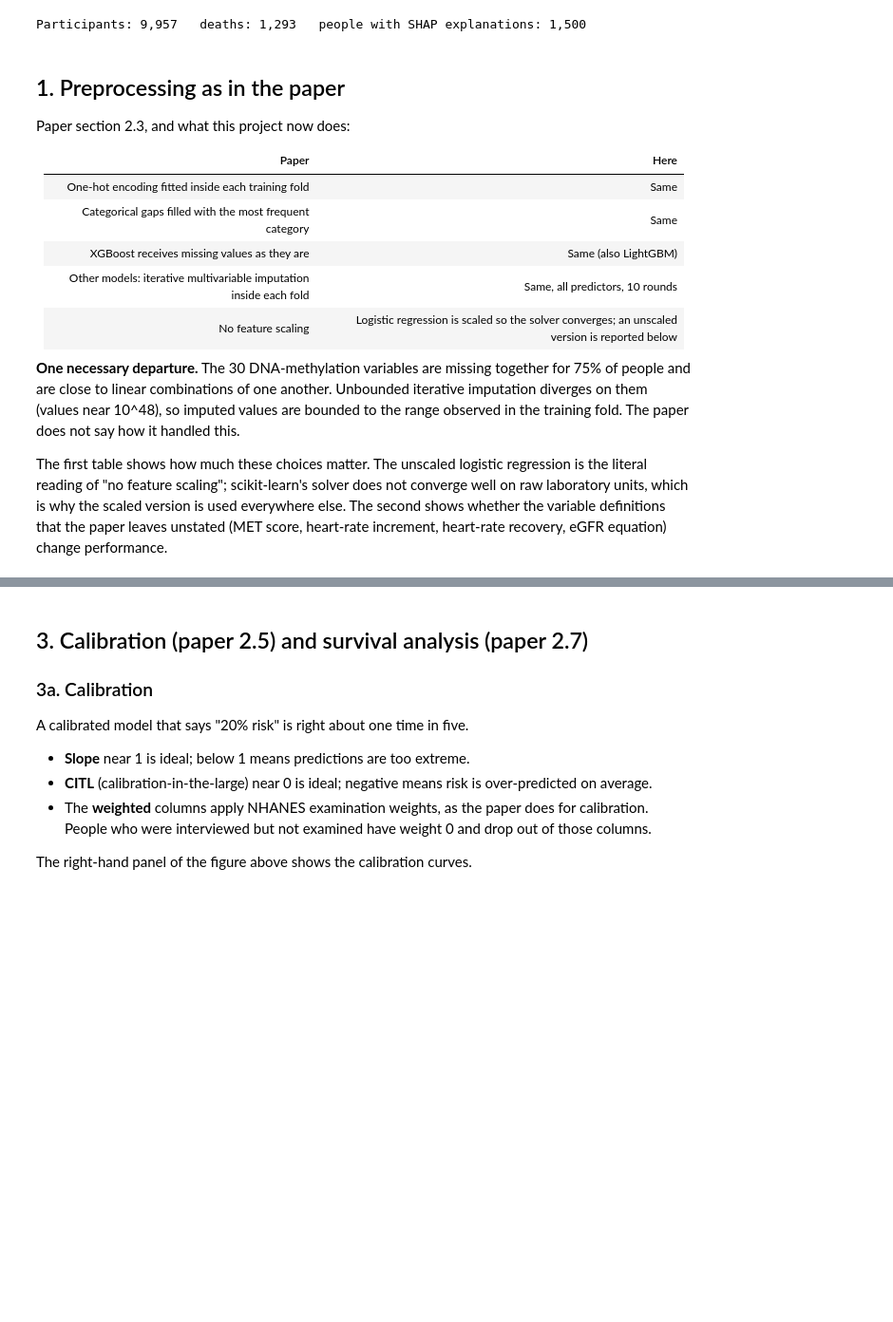
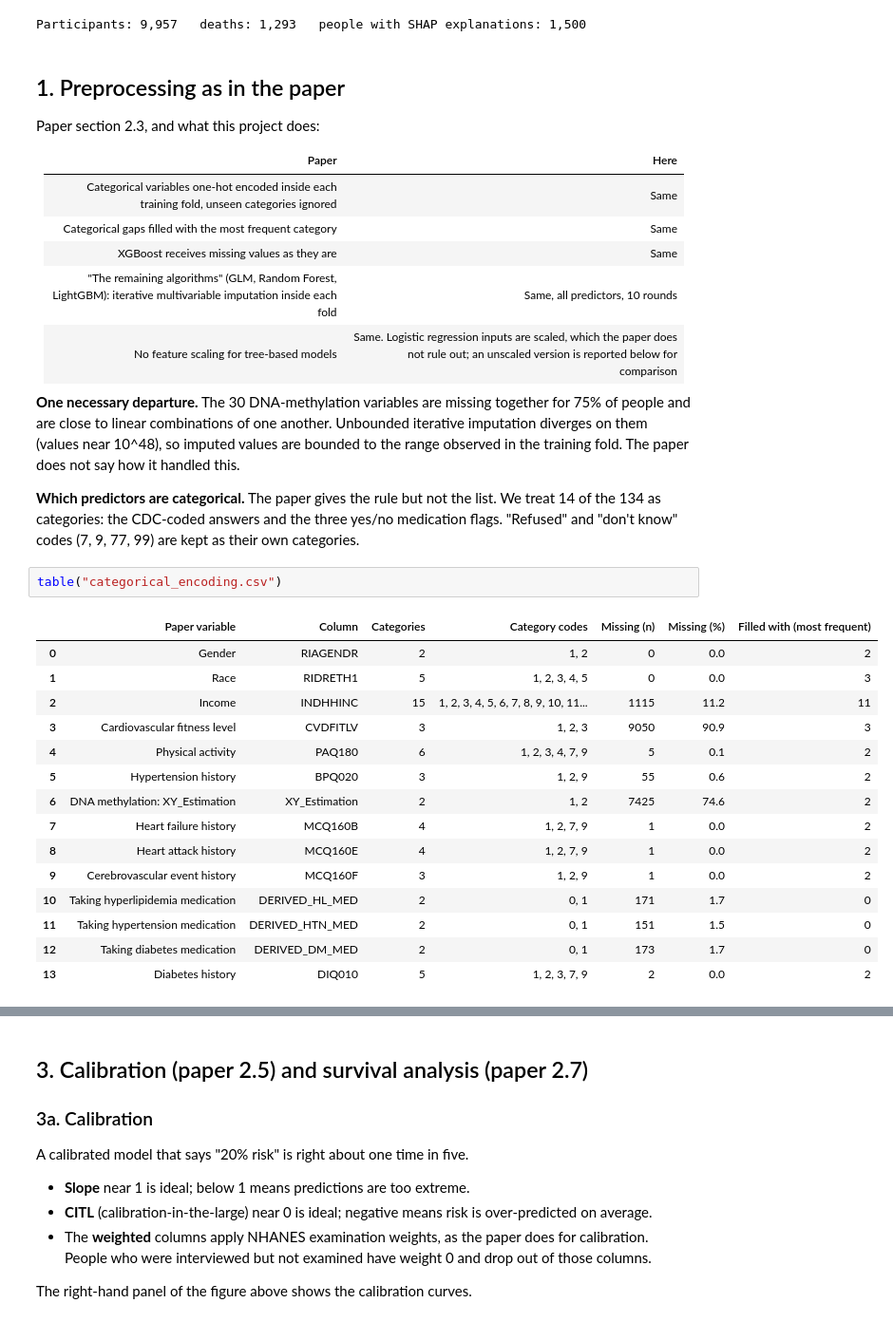
Before and after one commit to Evode-Manirahari/nhanes-cardiovascular-ml, a Jupyter notebook: notebooks/06_paper134_results.ipynb, the cells around one changed output, grey strips where cells are left out. Shown at 95% size. Drawn from its saved outputs; the diff is of its cells as text; blank space fills up the shorter version.

```diff
--- a/notebooks/06_paper134_results.ipynb
+++ b/notebooks/06_paper134_results.ipynb
@@ -56,23 +56,39 @@ Participants: 9,957   deaths: 1,293   people with SHAP explanations: 1,500
 # %% [markdown]
 ## 1. Preprocessing as in the paper
 
-Paper section 2.3, and what this project now does:
+Paper section 2.3, and what this project does:
 
 | Paper | Here |
 |---|---|
-| One-hot encoding fitted inside each training fold | Same |
+| Categorical variables one-hot encoded inside each training fold, unseen categories ignored | Same |
 | Categorical gaps filled with the most frequent category | Same |
-| XGBoost receives missing values as they are | Same (also LightGBM) |
-| Other models: iterative multivariable imputation inside each fold | Same, all predictors, 10 rounds |
-| No feature scaling | Logistic regression is scaled so the solver converges; an unscaled version is reported below |
+| XGBoost receives missing values as they are | Same |
+| "The remaining algorithms" (GLM, Random Forest, LightGBM): iterative multivariable imputation inside each fold | Same, all predictors, 10 rounds |
+| No feature scaling for tree-based models | Same. Logistic regression inputs are scaled, which the paper does not rule out; an unscaled version is reported below for comparison |
 
 **One necessary departure.** The 30 DNA-methylation variables are missing together for 75% of
 people and are close to linear combinations of one another. Unbounded iterative imputation
 diverges on them (values near 10^48), so imputed values are bounded to the range observed in the
 training fold. The paper does not say how it handled this.
 
-The first table shows how much these choices matter. The unscaled logistic regression is the
-literal reading of "no feature scaling"; scikit-learn's solver does not converge well on raw
-laboratory units, which is why the scaled version is used everywhere else. The second shows whether the variable
-definitions that the paper leaves unstated (MET score, heart-rate increment, heart-rate recovery,
-eGFR equation) change performance.
+**Which predictors are categorical.** The paper gives the rule but not the list. We treat 14 of
+the 134 as categories: the CDC-coded answers and the three yes/no medication flags. "Refused"
+and "don't know" codes (7, 9, 77, 99) are kept as their own categories.
+# %%
+table("categorical_encoding.csv")
+# %% [output]
+|  | Paper variable | Column | Categories | Category codes | Missing (n) | Missing (%) | Filled with (most frequent) |
+| 0 | Gender | RIAGENDR | 2 | 1, 2 | 0 | 0.0 | 2 |
+| 1 | Race | RIDRETH1 | 5 | 1, 2, 3, 4, 5 | 0 | 0.0 | 3 |
+| 2 | Income | INDHHINC | 15 | 1, 2, 3, 4, 5, 6, 7, 8, 9, 10, 11... | 1115 | 11.2 | 11 |
+| 3 | Cardiovascular fitness level | CVDFITLV | 3 | 1, 2, 3 | 9050 | 90.9 | 3 |
+| 4 | Physical activity | PAQ180 | 6 | 1, 2, 3, 4, 7, 9 | 5 | 0.1 | 2 |
+| 5 | Hypertension history | BPQ020 | 3 | 1, 2, 9 | 55 | 0.6 | 2 |
+| 6 | DNA methylation: XY_Estimation | XY_Estimation | 2 | 1, 2 | 7425 | 74.6 | 2 |
+| 7 | Heart failure history | MCQ160B | 4 | 1, 2, 7, 9 | 1 | 0.0 | 2 |
+| 8 | Heart attack history | MCQ160E | 4 | 1, 2, 7, 9 | 1 | 0.0 | 2 |
+| 9 | Cerebrovascular event history | MCQ160F | 3 | 1, 2, 9 | 1 | 0.0 | 2 |
+| 10 | Taking hyperlipidemia medication | DERIVED_HL_MED | 2 | 0, 1 | 171 | 1.7 | 0 |
+| 11 | Taking hypertension medication | DERIVED_HTN_MED | 2 | 0, 1 | 151 | 1.5 | 0 |
+| 12 | Taking diabetes medication | DERIVED_DM_MED | 2 | 0, 1 | 173 | 1.7 | 0 |
+| 13 | Diabetes history | DIQ010 | 5 | 1, 2, 3, 7, 9 | 2 | 0.0 | 2 |
```
Also changed, not shown: parts of 33 cells of this notebook, 3 other files.
